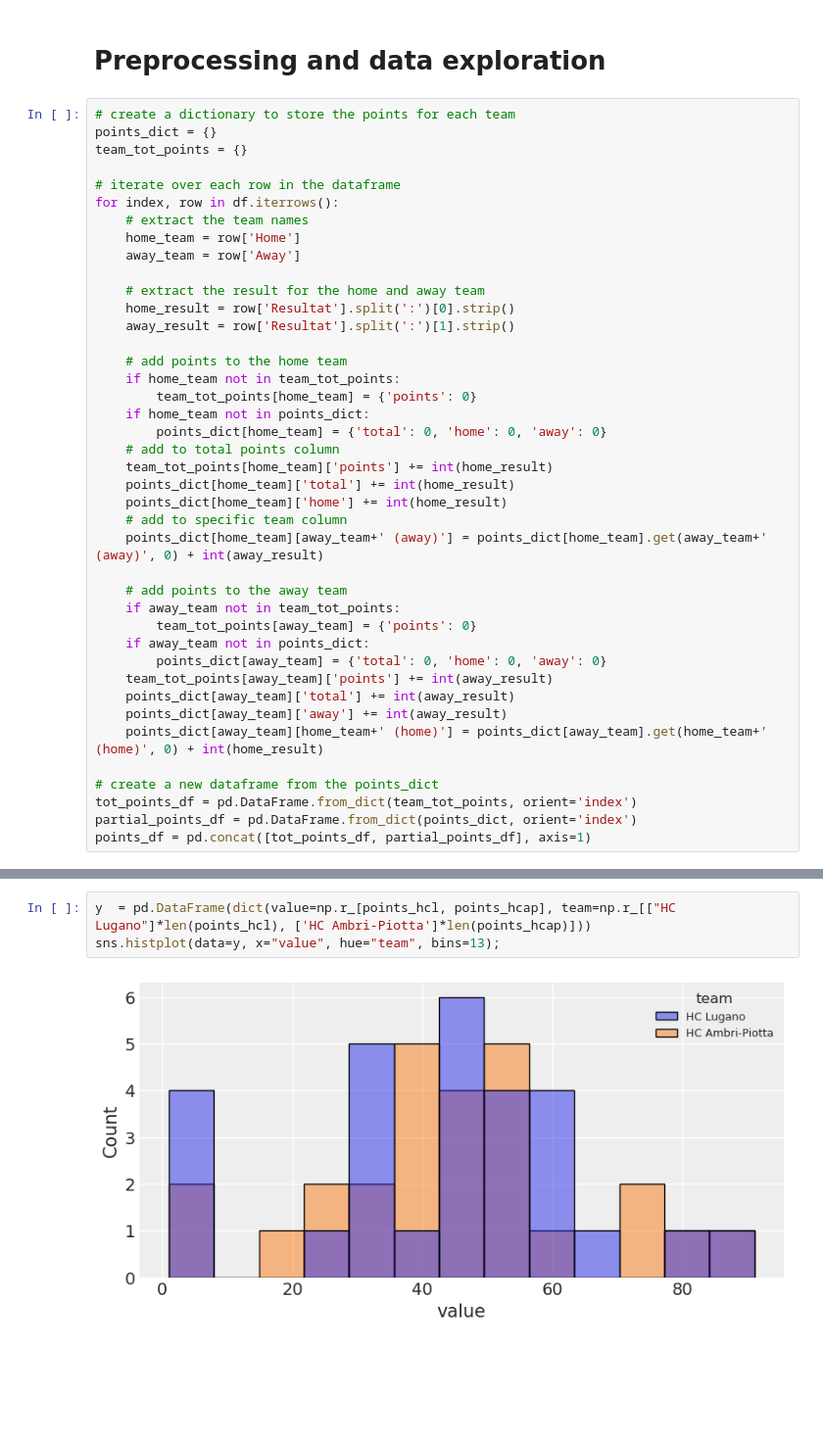
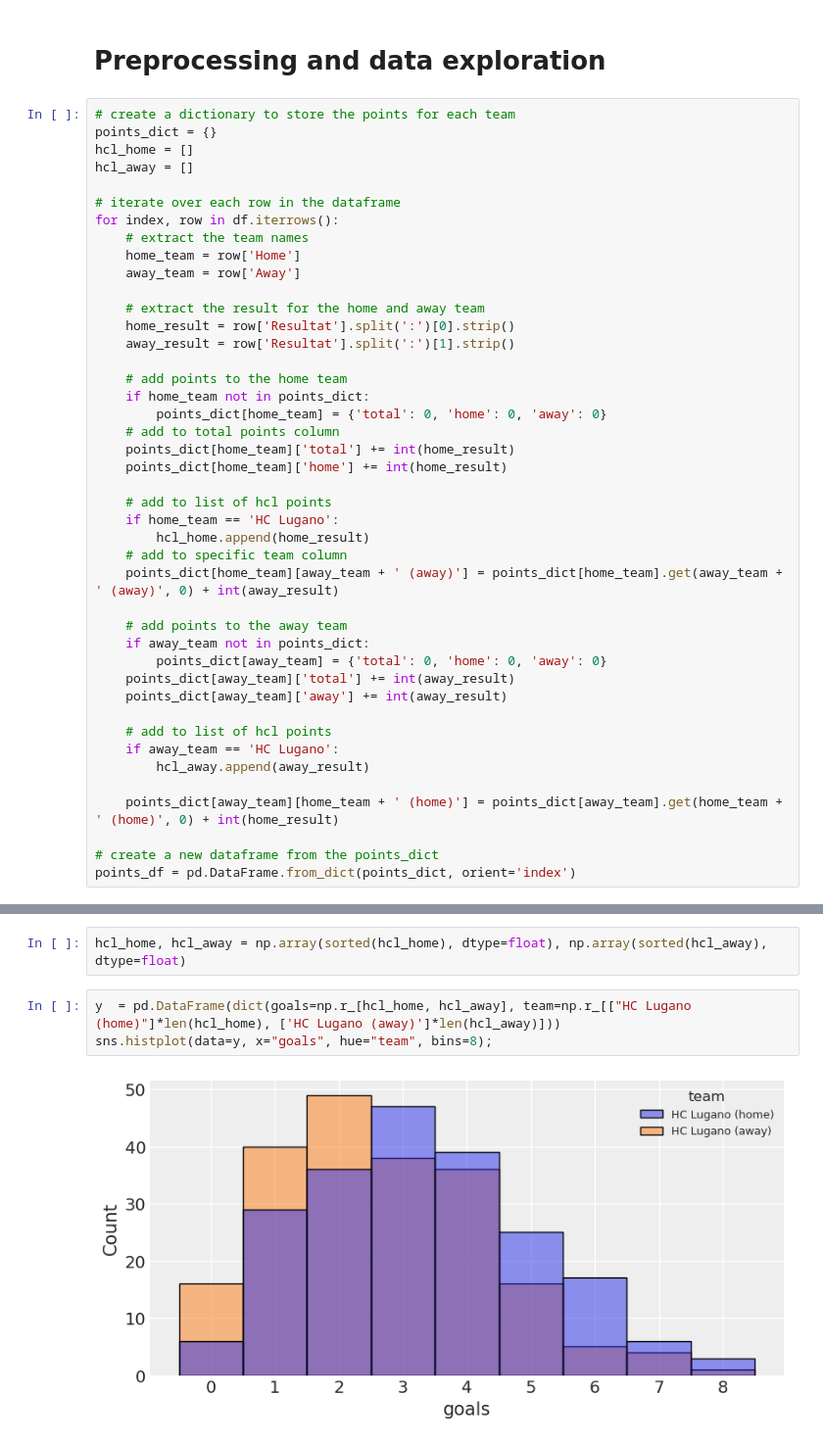
Before and after one commit to k0ruy/bayesian_retry, a Jupyter notebook: retry/hypotesis_test.ipynb, the cells around one changed output, grey strips where cells are left out. Shown at 98% size. Drawn from its saved outputs; the diff is of its cells as text; blank space fills up the shorter version.

```diff
--- a/retry/hypotesis_test.ipynb
+++ b/retry/hypotesis_test.ipynb
@@ -49,7 +49,8 @@ df
 # %%
 # create a dictionary to store the points for each team
 points_dict = {}
-team_tot_points = {}
+hcl_home = []
+hcl_away = []
 
 # iterate over each row in the dataframe
 for index, row in df.iterrows():
@@ -62,28 +63,29 @@ for index, row in df.iterrows():
     away_result = row['Resultat'].split(':')[1].strip()
 
     # add points to the home team
-    if home_team not in team_tot_points:
-        team_tot_points[home_team] = {'points': 0}
     if home_team not in points_dict:
         points_dict[home_team] = {'total': 0, 'home': 0, 'away': 0}
     # add to total points column
-    team_tot_points[home_team]['points'] += int(home_result)
     points_dict[home_team]['total'] += int(home_result)
     points_dict[home_team]['home'] += int(home_result)
+
+    # add to list of hcl points
+    if home_team == 'HC Lugano':
+        hcl_home.append(home_result)
     # add to specific team column
-    points_dict[home_team][away_team+' (away)'] = points_dict[home_team].get(away_team+' (away)', 0) + int(away_result)
+    points_dict[home_team][away_team + ' (away)'] = points_dict[home_team].get(away_team + ' (away)', 0) + int(away_result)
 
     # add points to the away team
-    if away_team not in team_tot_points:
-        team_tot_points[away_team] = {'points': 0}
     if away_team not in points_dict:
         points_dict[away_team] = {'total': 0, 'home': 0, 'away': 0}
-    team_tot_points[away_team]['points'] += int(away_result)
     points_dict[away_team]['total'] += int(away_result)
     points_dict[away_team]['away'] += int(away_result)
-    points_dict[away_team][home_team+' (home)'] = points_dict[away_team].get(home_team+' (home)', 0) + int(home_result)
+
+    # add to list of hcl points
+    if away_team == 'HC Lugano':
+        hcl_away.append(away_result)
+
+    points_dict[away_team][home_team + ' (home)'] = points_dict[away_team].get(home_team + ' (home)', 0) + int(home_result)
 
 # create a new dataframe from the points_dict
-tot_points_df = pd.DataFrame.from_dict(team_tot_points, orient='index')
-partial_points_df = pd.DataFrame.from_dict(points_dict, orient='index')
-points_df = pd.concat([tot_points_df, partial_points_df], axis=1)
+points_df = pd.DataFrame.from_dict(points_dict, orient='index')
@@ -195,5 +130,7 @@ array([43., 68., 27., 29., 59., 80., 35., 60., 32., 53.,  2.,  5., nan,
+# %%
+hcl_home, hcl_away = np.array(sorted(hcl_home), dtype=float), np.array(sorted(hcl_away), dtype=float)
 # %%
-y  = pd.DataFrame(dict(value=np.r_[points_hcl, points_hcap], team=np.r_[["HC Lugano"]*len(points_hcl), ['HC Ambri-Piotta']*len(points_hcap)]))
-sns.histplot(data=y, x="value", hue="team", bins=13);
+y  = pd.DataFrame(dict(goals=np.r_[hcl_home, hcl_away], team=np.r_[["HC Lugano (home)"]*len(hcl_home), ['HC Lugano (away)']*len(hcl_away)]))
+sns.histplot(data=y, x="goals", hue="team", bins=8);
 # %% [output]
-[figure, old version]
+[figure, new version]
```
Also changed, not shown: parts of 14 cells of this notebook.
